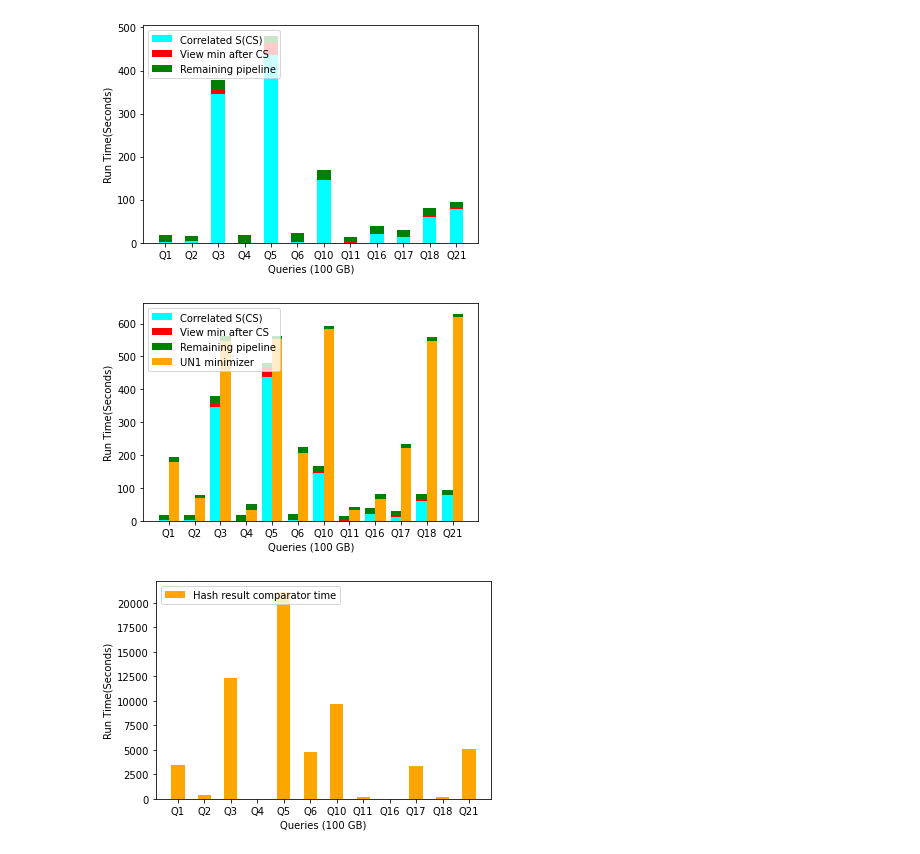
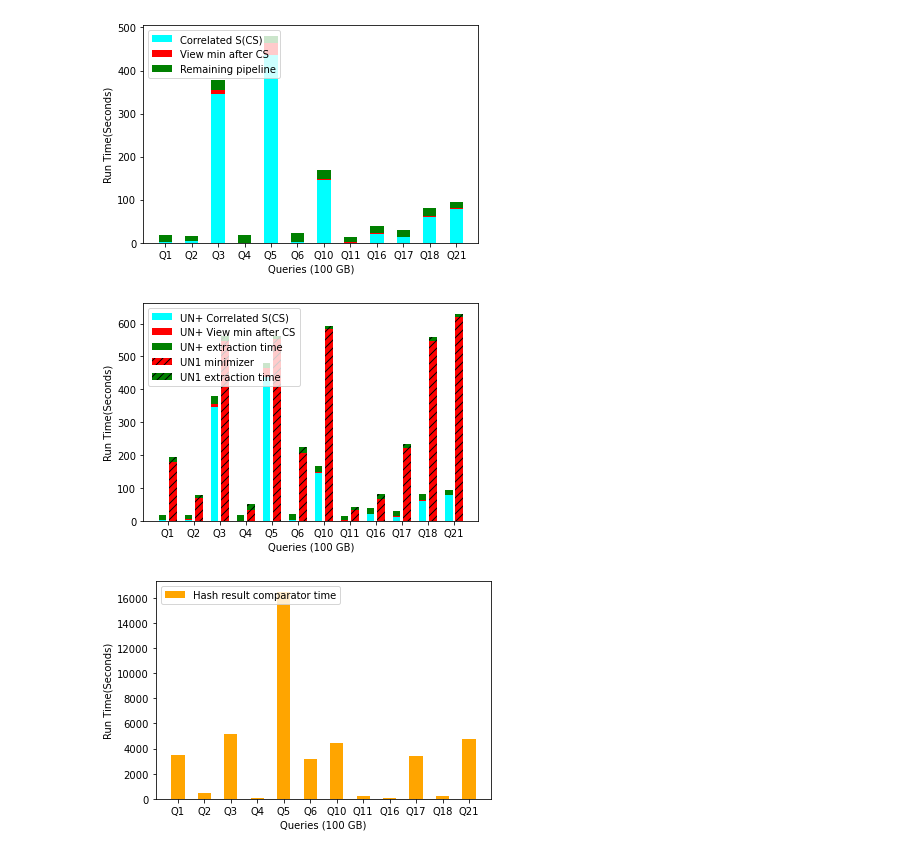
Before and after one commit to snehawadekar/unmasque2, a Jupyter notebook: grapg.ipynb, the cells around one changed output. Drawn from its saved outputs; the diff is of its cells as text; code cells hidden in the pictures.

```diff
--- a/grapg.ipynb
+++ b/grapg.ipynb
@@ -171,42 +166,41 @@ y4 =np.array([
         67.4 , #16
         221.2 , #17
         547, #18**
         620   #21**
       ])
 
 y5 =np.array([
         194.8210940361023 - 179.3 , #1
         77.15006732940674 - 69.6 , #2
          722.28 -  708.0 , #3
          50.90 - 33.7  , #4
          562.05 -  553.5   , #5
          223.23 - 206.4 , #6
          592.378 - 582.2 , #10
          43.38- 32.4  , #11
         80.23  - 67.4 , #16
         234.44 - 221.2 , #17
         50.50 -  37.5, #18
         715.23 - 705.4   #21
       ])
 
-width = 0.4
+width = 0.3
 
 # plot data in grouped manner of bar type
 plt.bar(x - 0.2, y1, width, color='cyan')
 plt.bar(x - 0.2, y2, width, bottom = y1, color='red')
-plt.bar(x - 0.2, y3, width,bottom = y1 + y2, color='green')
-plt.bar(x+ 0.2, y4, width , color='orange')
-plt.bar(x + 0.2, y5, width, bottom =y4 , color='green')
+plt.bar(x - 0.2, y3, width, bottom = y1 + y2, color='green')
+plt.bar(x + 0.2, y4, width, color='red', hatch = "///")
+plt.bar(x + 0.2, y5, width, bottom =y4, color='green', hatch = "///")
 plt.xticks(x, ['Q1', 'Q2', 'Q3', 'Q4', 'Q5', 'Q6', 'Q10', 'Q11', 'Q16' , 'Q17', 'Q18', 'Q21'])
 plt.xlabel("Queries (100 GB)")
 plt.ylabel("Run Time(Seconds)")
-plt.legend(["Correlated S(CS)", "View min after CS", "Remaining pipeline", "UN1 minimizer"],  loc="upper left")
+plt.legend(["UN+ Correlated S(CS)", "UN+ View min after CS", "UN+ extraction time", "UN1 minimizer", "UN1 extraction time"],  loc="upper left")
 plt.show()
 # %% [output]
-[figure, old version]
+[figure, new version]
 # %%
 
-# importing package
 import matplotlib.pyplot as plt
 import numpy as np
 
@@ -263,16 +257,16 @@ y3 =np.array([
 y4 =np.array([
         3452, #1
         433.7  , #2
-        12388.5 , #3
+        5177 , #3
         24.2 , #4
-        21152.3   , #5
-        4767.6   , #6
-        9696.0 , #10
+        16493.0   , #5
+        3208   , #6
+        4443, #10
         209.9   , #11
         30.3       , #16
         3394 , #17
         232.8     , #18
-        5060   #21
+        4787   #21
       ])
 
 
@@ -291,5 +285,8 @@ plt.xlabel("Queries (100 GB)")
 plt.ylabel("Run Time(Seconds)")
 plt.legend(["Hash result comparator time"],  loc="upper left")
 plt.show()
+
+
+# updated Q1,3,5,6,10
 # %% [output]
-[figure, old version]
+[figure, new version]
```
Also changed, not shown: parts of 5 cells of this notebook, 7 other files.
